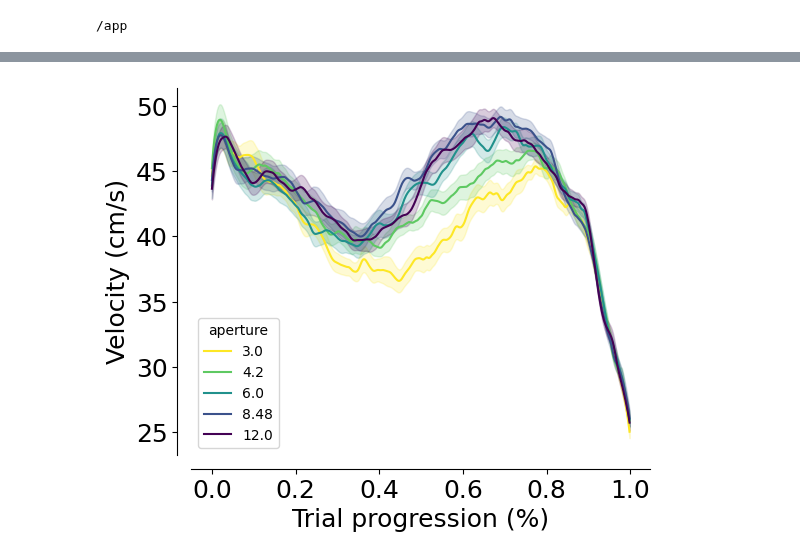
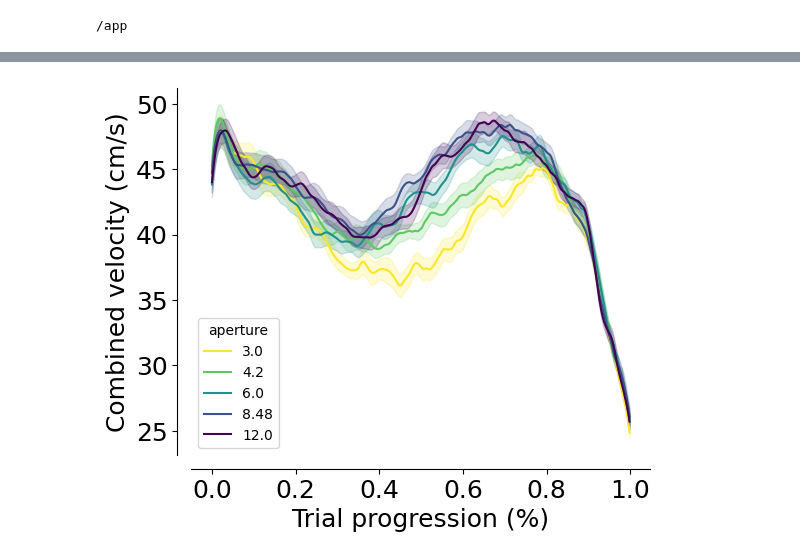
Before and after one commit to MMathisLab/FreelyMovingVR4Mice, a Jupyter notebook: dj_pipeline/notebooks/Paper_figures/Figure4F-G.ipynb, the cells around one changed output, grey strips where cells are left out. Drawn from its saved outputs; the diff is of its cells as text; code cells hidden in the pictures.

```diff
--- a/dj_pipeline/notebooks/Paper_figures/Figure4F-G.ipynb
+++ b/dj_pipeline/notebooks/Paper_figures/Figure4F-G.ipynb
@@ -56,4 +56,5 @@ save_fig_path =  "notebooks/Paper_figures/Figure_output/"
 big_df = pd.read_pickle("big_df_contrast_multi.pkl")
 # %%
 big_df = big_df [big_df.iti ==0.0]
-big_df = big_df [big_df.trial_rewarded == 1.0]
+#big_df = big_df [big_df.trial_rewarded == 1.0]
+# only rewarded trials doesn't make sense if we keep trial_rewarded as a feature in the model
@@ -104,25 +61,28 @@ interpolated_j_shaped["velocity_x_fliped"] = (
+# %%
+box_df = base_analysis.BoxDataFrame().get_data(key={"dataset": "Pheasant_2024-08-15_2"})
+interpolated_j_shaped = utils.interpolate_j_shaped(big_df, box_df, n_points=500)
 # %%
 fig, ax = plt.subplots(1, 1, figsize=(6, 5))
 ax = ax
 mean_mouse = interpolated_j_shaped.groupby(
     ["dataset", "aperture", "trial_length"], as_index=False
 ).mean(numeric_only=True)
 
 label = "velocity"
 sns.lineplot(
         data=mean_mouse,
         x="trial_length",
         y="velocity",
         palette=plotting.colors_multi_aperture,
         hue="aperture",
         errorbar="se",
         ax=ax,
     )
 
 sns.despine(offset=10)
 ax.set_xlabel("Trial progression (%)")
-ax.set_ylabel("Velocity (cm/s)")
+ax.set_ylabel("Combined velocity (cm/s)")
 plt.tight_layout(pad=2)
-plt.savefig(save_fig_path + "multi_occluder_veloctiy.svg", transparent=False)
+plt.savefig(save_fig_path + "multi_occluder_velocity.svg", transparent=False)
 # %% [output]
-[figure, old version]
+[figure, new version]
```
Also changed, not shown: parts of 11 cells of this notebook, 6 other files.
